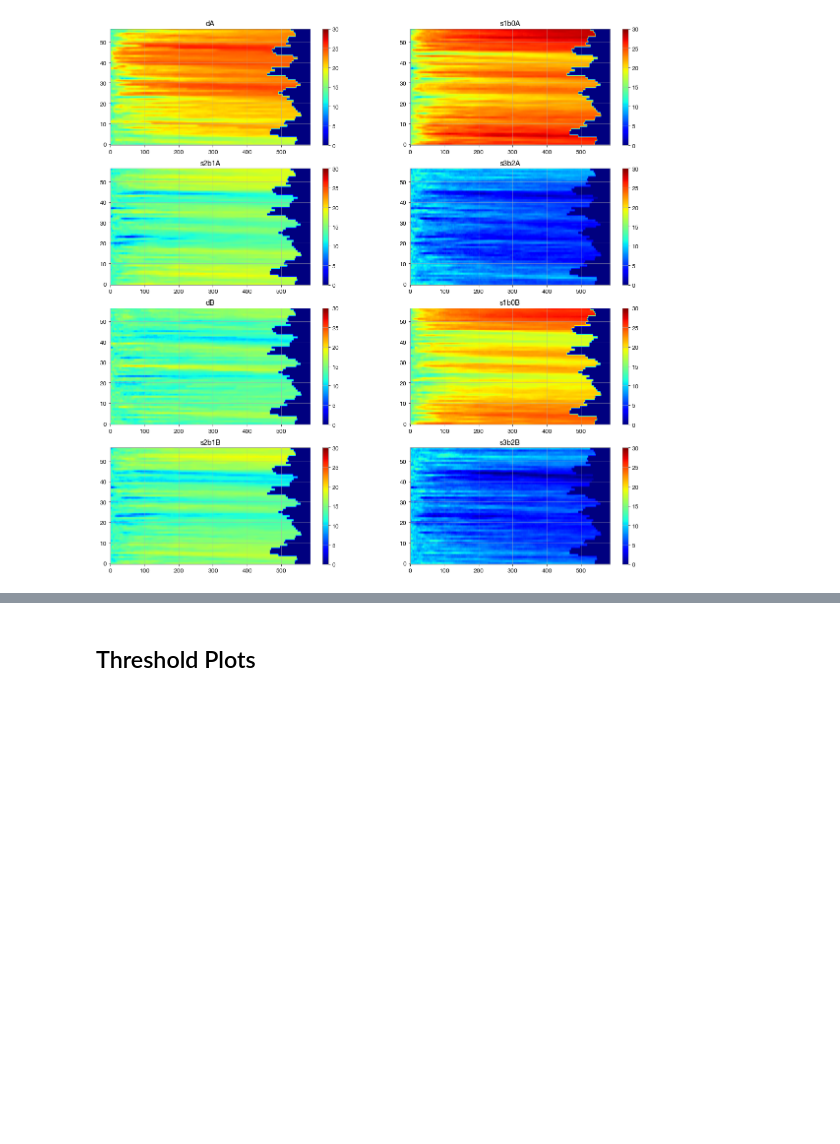
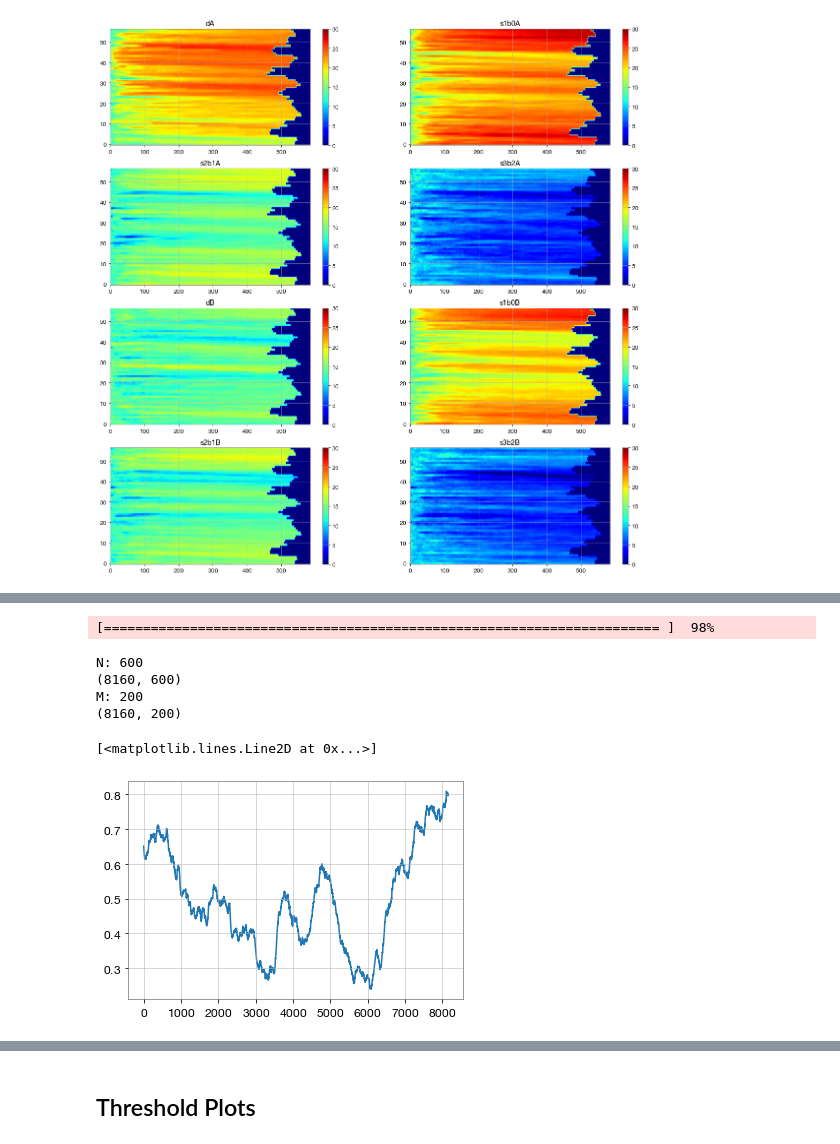
Before and after one commit to John-Ragland/Noise_Interferometry, a Jupyter notebook: Scripts/SNR_Analysis2.ipynb, the cells around one changed output, grey strips where cells are left out. Saved outputs shown, nothing was run; the diff lists cells and outputs as text; code cells hidden in the pictures; blank space fills up the shorter version.

Commit message:
energy SNR

```diff
--- a/Scripts/SNR_Analysis2.ipynb
+++ b/Scripts/SNR_Analysis2.ipynb
@@ -73,0 +94,15 @@ fig2.savefig('SNR_plots_no_gap.png',dpi=300)
+# %%
+nccfs_array = exp1.MA_TDGF(101,1,start_hour=0,end_hour=1000, verbose=True)
+# %% [output]
+[======================================================================= ]  98%
+# %%
+SNR = nccfs_601.snr_of_peak_energy('s1b0B')
+
+plt.plot(SNR)
+# %% [output]
+N: 600
+(8160, 600)
+M: 200
+(8160, 200)
+[<matplotlib.lines.Line2D at 0x...>]
+[figure, added]
```
Also changed, not shown: parts of 21 cells of this notebook, 2 other files.
